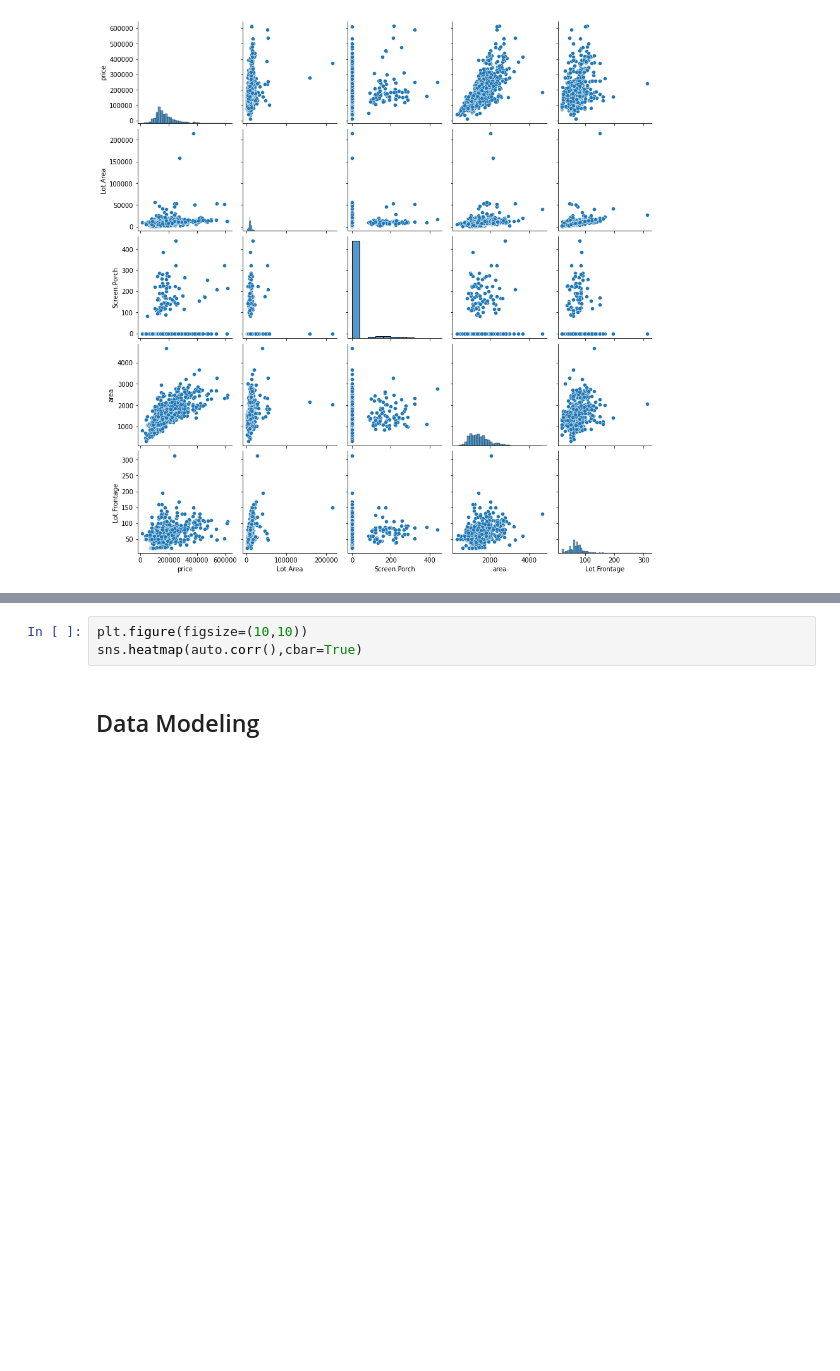
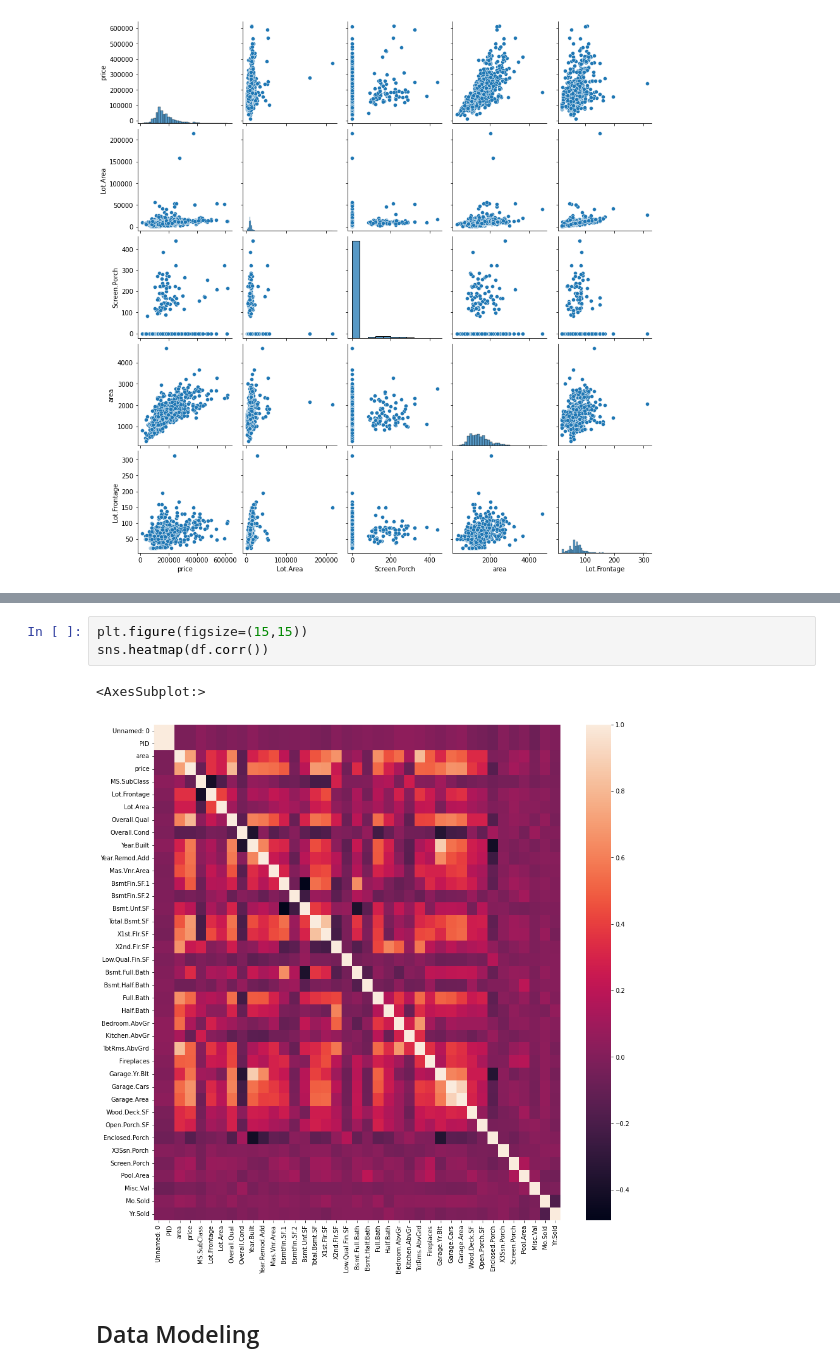
Before and after one commit to luaoliveira/machine-learning, a Jupyter notebook: mv-linear-regression/Minehr/case.ipynb, the cells around one changed output, grey strips where cells are left out. Saved outputs shown, nothing was run; the diff lists cells and outputs as text; blank space fills up the shorter version.

```diff
--- a/mv-linear-regression/Minehr/case.ipynb
+++ b/mv-linear-regression/Minehr/case.ipynb
@@ -53,6 +53,9 @@ sns.relplot(x = 'price', y='area', hue='MS.SubClass', data=df)
 # %%
-plt.figure(figsize=(10,10))
-sns.heatmap(auto.corr(),cbar=True)
+plt.figure(figsize=(15,15))
+sns.heatmap(df.corr())
+# %% [output]
+<AxesSubplot:>
+[figure, added]
 # %% [markdown]
 ## Data Modeling
 # %%
```
Also changed, not shown: parts of 2 cells of this notebook.
